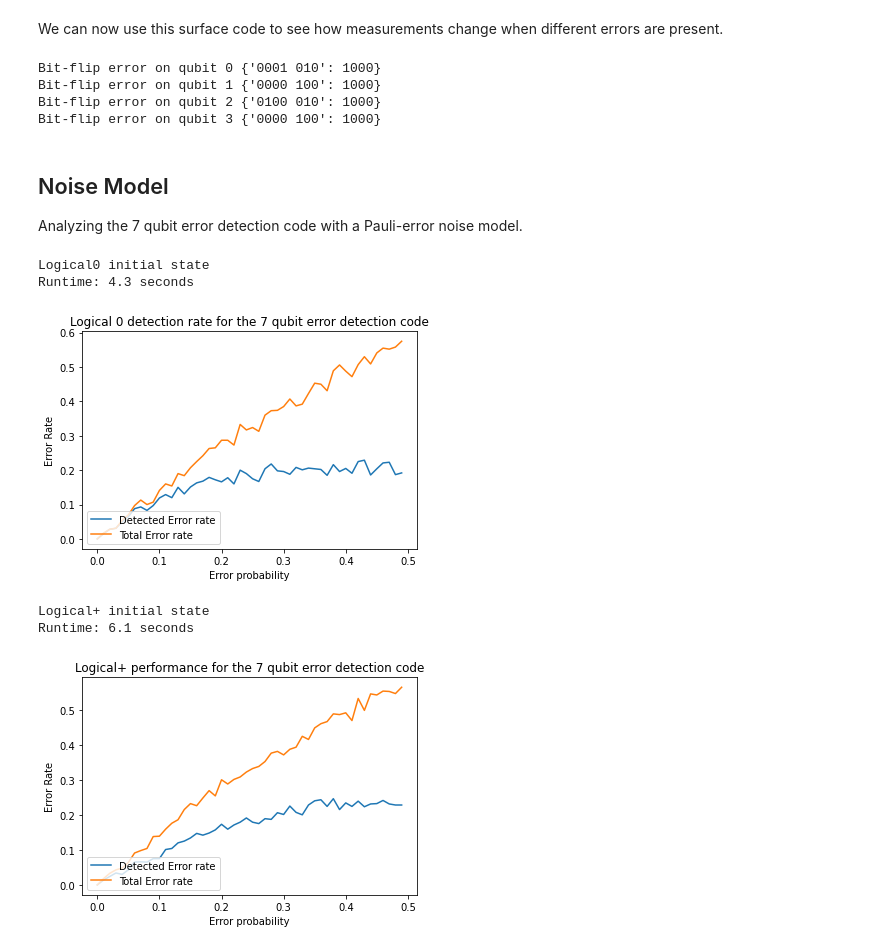
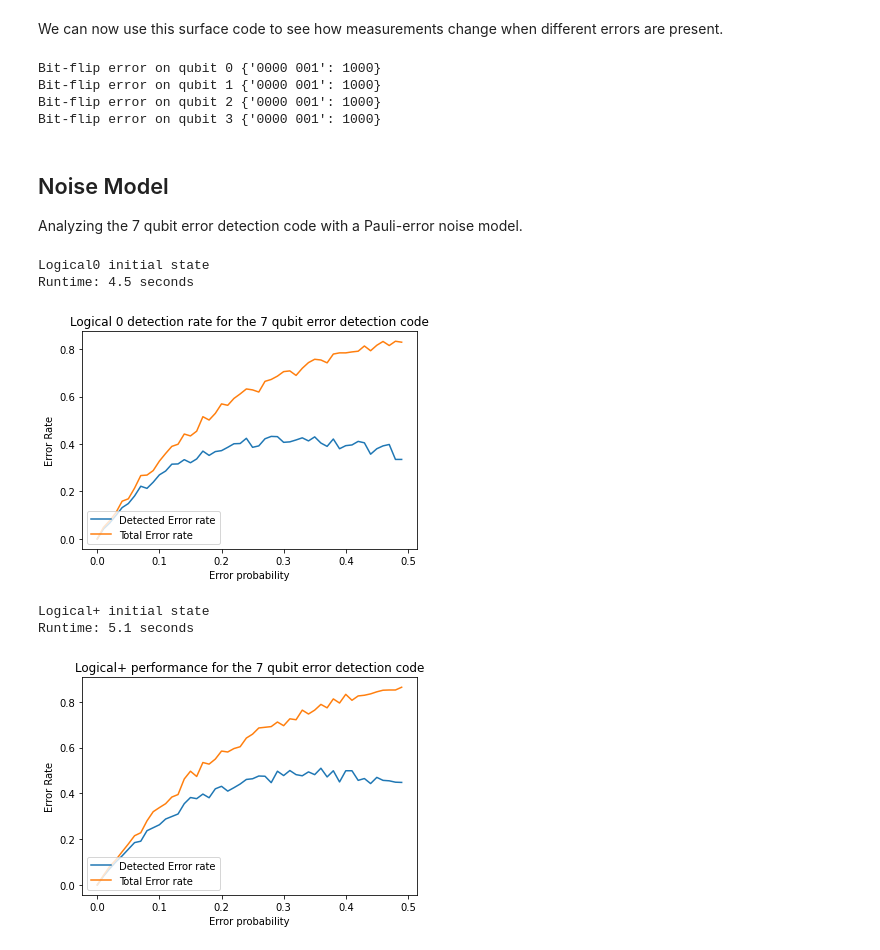
Before and after one commit to daschaich/QEC-Notebooks, a Jupyter notebook: 7 Qubit Error Detection Surface Code.ipynb, the cells around one changed output. Saved outputs shown, nothing was run; the diff lists cells and outputs as text; code cells hidden in the pictures.

```diff
--- a/7 Qubit Error Detection Surface Code.ipynb
+++ b/7 Qubit Error Detection Surface Code.ipynb
@@ -174,13 +174,12 @@ c2 = ClassicalRegister(4)
 for i in range(0,4):
     #Create a new circuit
     new_circ = QuantumCircuit(q1,c1)
-    new_circ.h(1)
-    new_circ.h(3)
+
     #Run one surface code cycle to initialize logical0
     new_circ.append(sc_gate, [0,1,2,3,4,5,6])
 
     #bit flip errors
-    new_circ.x(i)
+    new_circ.z(i)
 
     new_circ.append(sc_gate, [0,1,2,3,4,5,6]) #7 qubit surface code
 
@@ -188,8 +187,7 @@ for i in range(0,4):
     new_circ.measure(5,1)
     new_circ.measure(6,2)
 
-    new_circ.h(1)
-    new_circ.h(3)
+
     #new_circ.append(sc_gate,[0,1,2,3,4,5,6])
     new_circ.add_register(c2)
     for j in range(0,4):
@@ -200,10 +198,10 @@ for i in range(0,4):
 
     print(f'Bit-flip error on qubit {i}',counts)
 # %% [output]
-Bit-flip error on qubit 0 {'0001 010': 1000}
-Bit-flip error on qubit 1 {'0000 100': 1000}
-Bit-flip error on qubit 2 {'0100 010': 1000}
-Bit-flip error on qubit 3 {'0000 100': 1000}
+Bit-flip error on qubit 0 {'0000 001': 1000}
+Bit-flip error on qubit 1 {'0000 001': 1000}
+Bit-flip error on qubit 2 {'0000 001': 1000}
+Bit-flip error on qubit 3 {'0000 001': 1000}
 # %% [markdown]
 ## Noise Model
 
@@ -288,10 +286,11 @@ def scan_probs(init):
 
         #Create a list of expected detection keys
         if init == 'zero':
-            expected_keys = ['0001 010', '0010 100', '0100 010', '1000 100', '0011 110', '1100 110', '1001 110', '0110 110']
+            expected_keys = ['0001 010', '0010 100', '0100 010', '1000 100', '0011 110', '1100 110', '1001 110', '0110 110'
+                            , '0000 001']
         else:
             expected_keys = ['0001 010', '0100 100', '0010 001','1000 001', '0001 011', '0100 101',
-                             '0100 011', '1000 101', '0100 110', '0001 110'] #ToDo are these expected keys correct?
+                             '0100 011', '1000 101', '0100 110', '0001 110', '0000 100', '0000 001'] #ToDo are these expected keys correct?
 
         correct_detect = 0
         total_err = 0
@@ -299,7 +298,7 @@ def scan_probs(init):
         for key, value in counts_dict.items():
             if key in expected_keys:
                 correct_detect += value
-            if key[:4] != '0000':
+            if key != '0000 000':
                 total_err += value
 
         detection_rates.append(correct_detect / float(Nshots))
@@ -311,35 +310,35 @@ def scan_probs(init):
 for state in ['zero','plus']:
     runtime = -time.time()
     if state == 'zero':
         print("Logical0 initial state")
     else:
         # Blank line in output to separate results
         print("\nLogical+ initial state")
 
     detection_rates, err_rates = scan_probs(state)
 
     # Print runtime here to ignore time spent looking at plot
     runtime += time.time()
     print("Runtime: %0.1f seconds" % runtime)
 
     if state == 'zero':
       title = 'Logical 0 detection rate for the 7 qubit error detection code'
     else:
       title = 'Logical+ performance for the 7 qubit error detection code'
 
 #     total_errors = [1 - rate for rate in err_rates]
     # Plot the error rate as a function of the error probability
     plt.plot(error_probs, detection_rates, label='Detected Error rate')
     plt.plot(error_probs, err_rates, label='Total Error rate')
     plt.title(title)
     plt.xlabel('Error probability')
     plt.ylabel('Error Rate')
     plt.legend(loc='lower left')
     plt.show()
 # %% [output]
 Logical0 initial state
-Runtime: 4.3 seconds
+Runtime: 4.5 seconds
-[figure, old version]
+[figure, new version]
 Logical+ initial state
-Runtime: 6.1 seconds
+Runtime: 5.1 seconds
-[figure, old version]
+[figure, new version]
```
Also changed, not shown: parts of 1 cell of this notebook, 2 other files.
